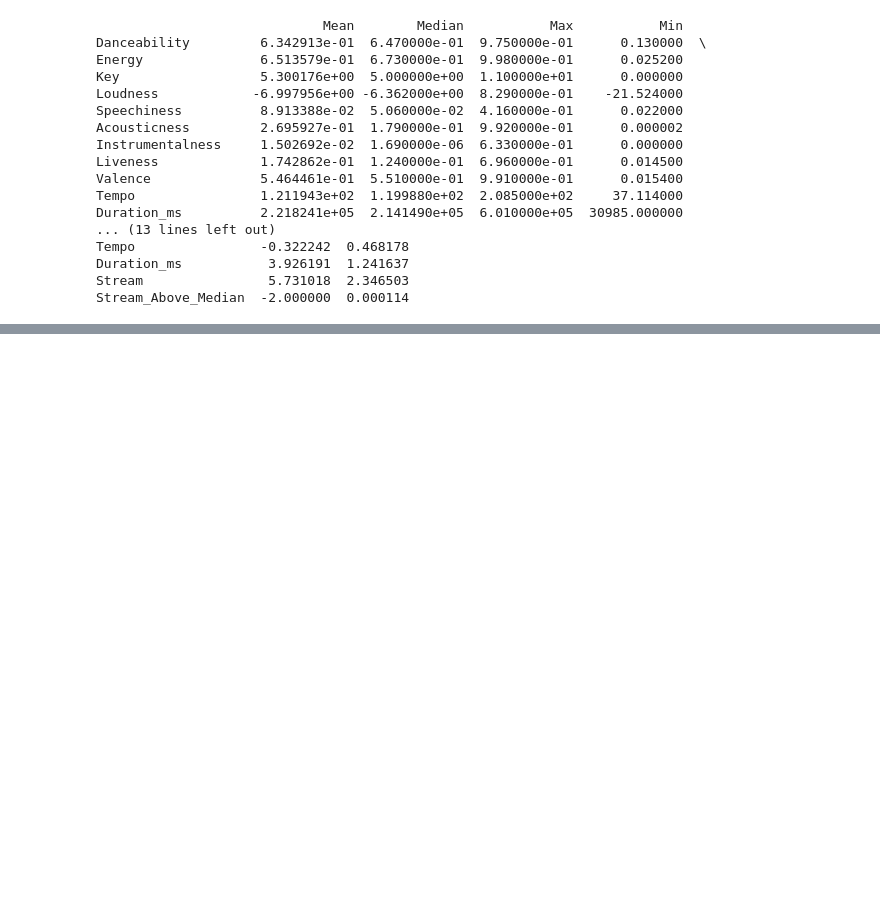
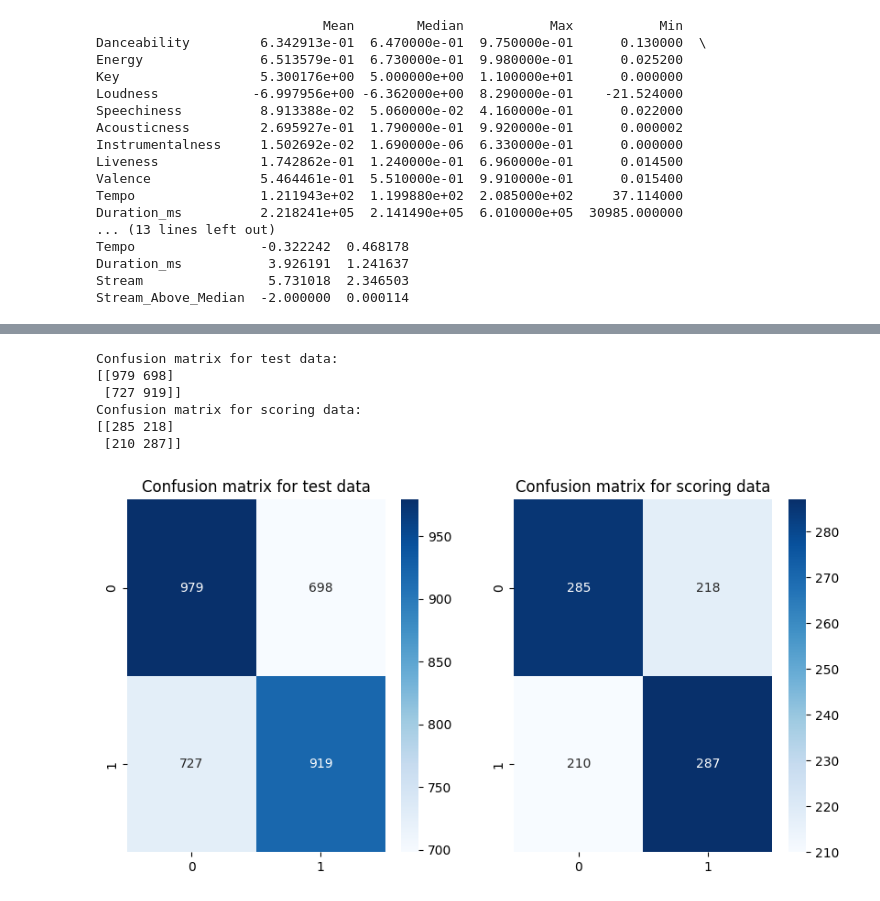
Before and after one commit to AdiKotala/Data-Mining, a Jupyter notebook: Spotify first analysis.ipynb, the cells around one changed output, grey strips where cells are left out. Drawn from its saved outputs; the diff is of its cells as text; code cells hidden in the pictures; blank space fills up the shorter version.

```diff
--- a/Spotify first analysis.ipynb
+++ b/Spotify first analysis.ipynb
@@ -480,0 +655,8 @@ Test Accuracy: 0.5359615087509155
+# %%
+# Convert probabilities to binary outputs for test data
+y_pred_test = best_model.predict(X_test)
+y_pred_test = [1 if p > 0.5 else 0 for p in y_pred_test]
+
+# Convert probabilities to binary outputs for scoring data
+y_pred_scoring = best_model.predict(X_scoring_scaled)
+y_pred_scoring = [1 if p > 0.5 else 0 for p in y_pred_scoring]
@@ -480,0 +686,34 @@ Test Accuracy: 0.5359615087509155
+# %%
+from sklearn.metrics import confusion_matrix
+
+# Compute confusion matrix for test data
+cm_test = confusion_matrix(y_test, y_pred_test)
+print('Confusion matrix for test data:')
+print(cm_test)
+
+# Compute confusion matrix for scoring data
+cm_scoring = confusion_matrix(y_scoring, y_pred_scoring)
+print('Confusion matrix for scoring data:')
+print(cm_scoring)
+# %% [output]
+Confusion matrix for test data:
+[[979 698]
+ [727 919]]
+Confusion matrix for scoring data:
+[[285 218]
+ [210 287]]
+# %%
+import matplotlib.pyplot as plt
+import seaborn as sns
+
+fig, axs = plt.subplots(1, 2, figsize=(10, 5))
+
+sns.heatmap(cm_test, annot=True, fmt='d', ax=axs[0], cmap="Blues")
+axs[0].set_title('Confusion matrix for test data')
+
+sns.heatmap(cm_scoring, annot=True, fmt='d', ax=axs[1], cmap="Blues")
+axs[1].set_title('Confusion matrix for scoring data')
+
+plt.show()
+# %% [output]
+[figure, added]
```
Also changed, not shown: parts of 20 cells of this notebook.
